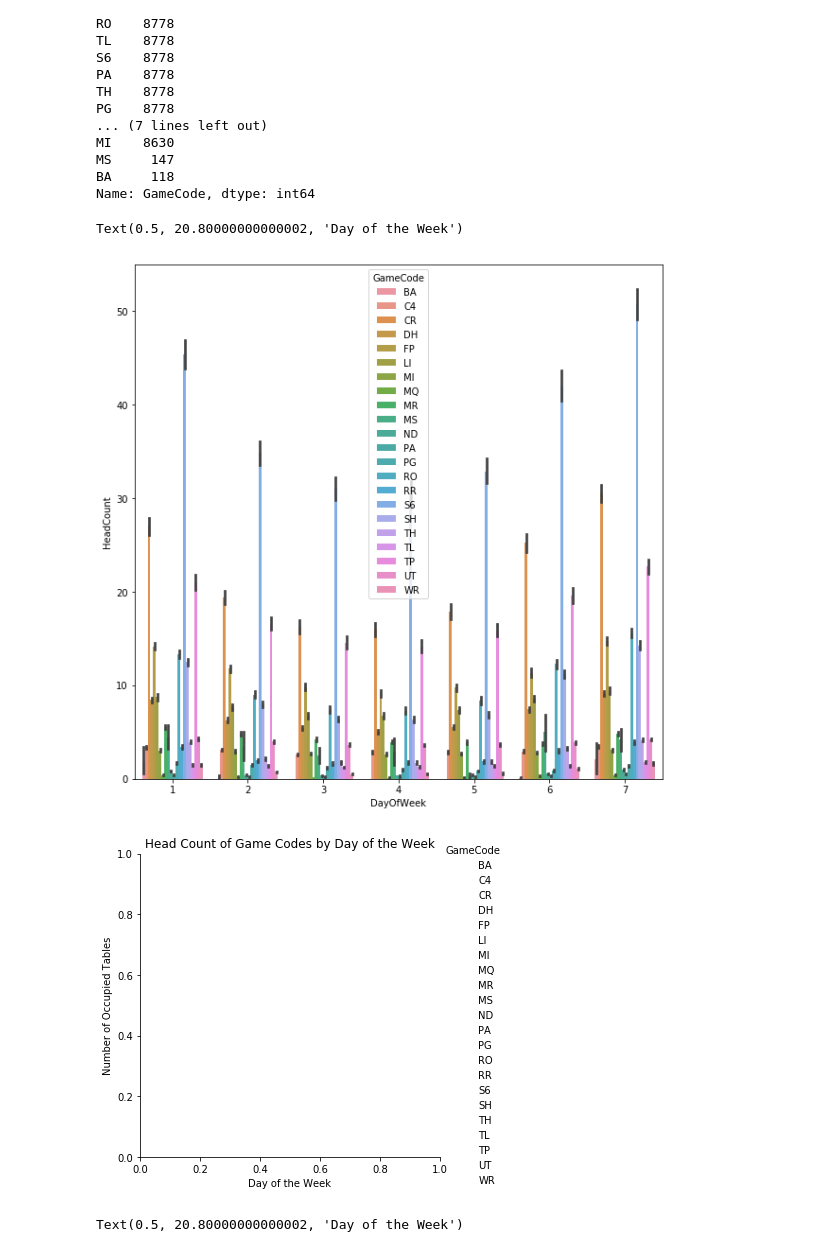
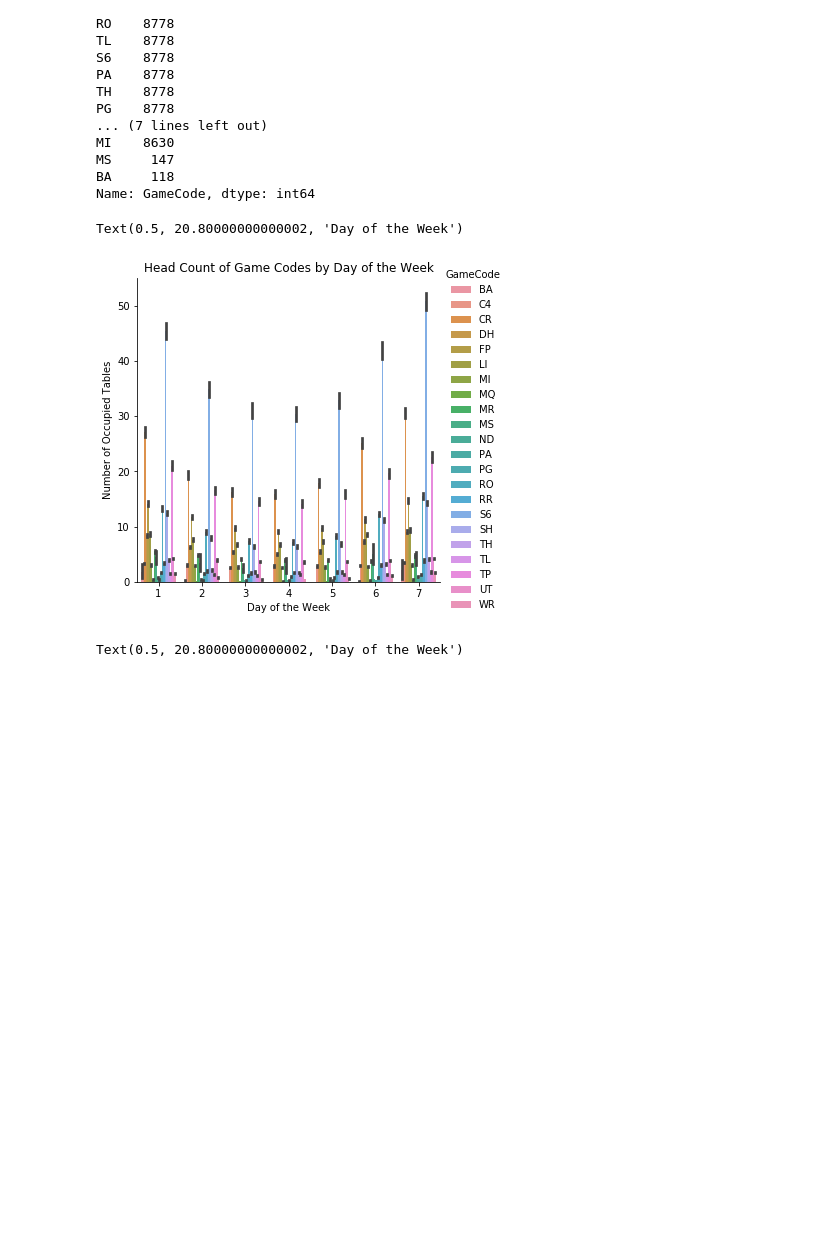
Before and after one commit to tylercrosse/DATASCI410, a Jupyter notebook: assignments/TylerCrosse-L02-JitterHead.ipynb, the cells around one changed output. Saved outputs shown, nothing was run; the diff lists cells and outputs as text; code cells hidden in the pictures; blank space fills up the shorter version.

Commit message:
Add progress from week 2

```diff
--- a/assignments/TylerCrosse-L02-JitterHead.ipynb
+++ b/assignments/TylerCrosse-L02-JitterHead.ipynb
@@ -100,16 +100,15 @@ MS     147
 BA     118
 Name: GameCode, dtype: int64
 # %%
-fig = plt.figure(figsize=(10,10)) # Define plot area
-ax = fig.gca() # Define axis
-sns.catplot(x="DayOfWeek", y="HeadCount", hue="GameCode", kind="bar", data=jittered, ax=ax);
+# fig = plt.figure(figsize=(10,10)) # Define plot area
+# ax = fig.gca() # Define axis
+sns.catplot(x="DayOfWeek", y="HeadCount", hue="GameCode", kind="bar", data=jittered);
 plt.title('Head Count of Game Codes by Day of the Week');
 plt.ylabel('Number of Occupied Tables')
 plt.xlabel('Day of the Week')
 # %% [output]
 Text(0.5, 20.80000000000002, 'Day of the Week')
-[figure, old version]
+[figure, new version]
-[figure, removed]
 # %%
 sns.catplot(x="DayOfWeek", y="TablesOcc", hue="GameCode", kind="bar", data=jittered);
 plt.title('Occupied Tables of Game Codes by Day of the Week');
```
Also changed, not shown: parts of 7 cells of this notebook, 6 other files.
